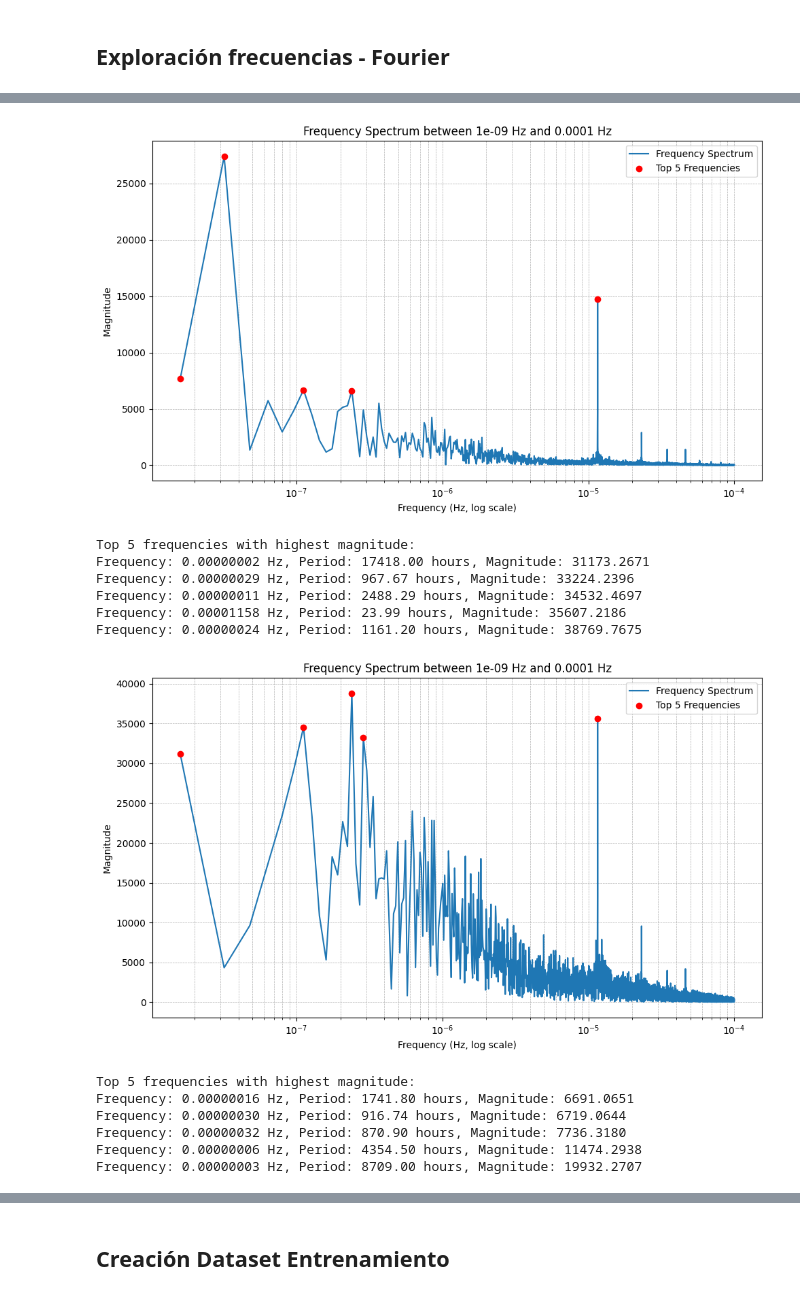
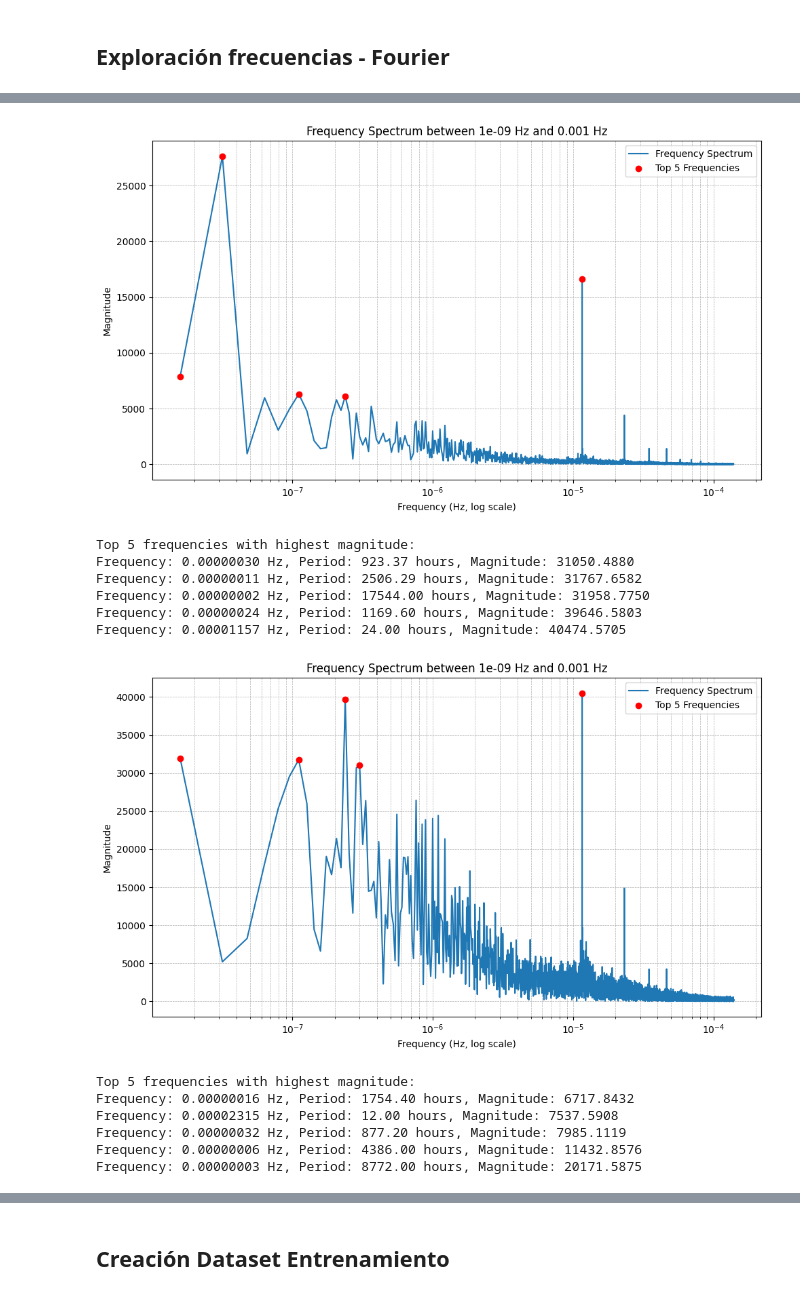
Before and after one commit to jose-r-morera/TFG_Time_Series_Forecast, a Jupyter notebook: tratamiento_datos/analisis_cuesta.ipynb, the cells around one changed output, grey strips where cells are left out. Cells and saved outputs as stored; diff of their text form; code cells hidden in the pictures.

```diff
--- a/tratamiento_datos/analisis_cuesta.ipynb
+++ b/tratamiento_datos/analisis_cuesta.ipynb
@@ -425,11 +451,11 @@ def plot_frequencies(df, column, freq_min, freq_max, top_n=3, sampling_interval=
     plt.tight_layout()
     plt.show()
 # %%
+min_frequency = 10**-9
+max_frequency = 10**-3
+top_n = 5
 
-
-min_frequency = 10**-9
-max_frequency = 10**-4
-top_n = 5
+dataframes["grafcan_cuesta"].info()
 
 plot_frequencies(dataframes["grafcan_cuesta"], "air_temperature", min_frequency, max_frequency, top_n)
 plot_frequencies(dataframes["grafcan_cuesta"], "relative_humidity", min_frequency, max_frequency, top_n)
@@ -444,14 +481,14 @@ Frequency: 0.00000003 Hz, Period: 8709.00 hours, Magnitude: 27399.5557
-[figure, old version]
+[figure, new version]
 Top 5 frequencies with highest magnitude:
-Frequency: 0.00000002 Hz, Period: 17418.00 hours, Magnitude: 31173.2671
-Frequency: 0.00000029 Hz, Period: 967.67 hours, Magnitude: 33224.2396
-Frequency: 0.00000011 Hz, Period: 2488.29 hours, Magnitude: 34532.4697
-Frequency: 0.00001158 Hz, Period: 23.99 hours, Magnitude: 35607.2186
-Frequency: 0.00000024 Hz, Period: 1161.20 hours, Magnitude: 38769.7675
+Frequency: 0.00000030 Hz, Period: 923.37 hours, Magnitude: 31050.4880
+Frequency: 0.00000011 Hz, Period: 2506.29 hours, Magnitude: 31767.6582
+Frequency: 0.00000002 Hz, Period: 17544.00 hours, Magnitude: 31958.7750
+Frequency: 0.00000024 Hz, Period: 1169.60 hours, Magnitude: 39646.5803
+Frequency: 0.00001157 Hz, Period: 24.00 hours, Magnitude: 40474.5705
-[figure, old version]
+[figure, new version]
 Top 5 frequencies with highest magnitude:
-Frequency: 0.00000016 Hz, Period: 1741.80 hours, Magnitude: 6691.0651
-Frequency: 0.00000030 Hz, Period: 916.74 hours, Magnitude: 6719.0644
-Frequency: 0.00000032 Hz, Period: 870.90 hours, Magnitude: 7736.3180
-Frequency: 0.00000006 Hz, Period: 4354.50 hours, Magnitude: 11474.2938
-Frequency: 0.00000003 Hz, Period: 8709.00 hours, Magnitude: 19932.2707
+Frequency: 0.00000016 Hz, Period: 1754.40 hours, Magnitude: 6717.8432
+Frequency: 0.00002315 Hz, Period: 12.00 hours, Magnitude: 7537.5908
+Frequency: 0.00000032 Hz, Period: 877.20 hours, Magnitude: 7985.1119
+Frequency: 0.00000006 Hz, Period: 4386.00 hours, Magnitude: 11432.8576
+Frequency: 0.00000003 Hz, Period: 8772.00 hours, Magnitude: 20171.5875
```
Also changed, not shown: parts of 18 cells of this notebook, 12 other files.
